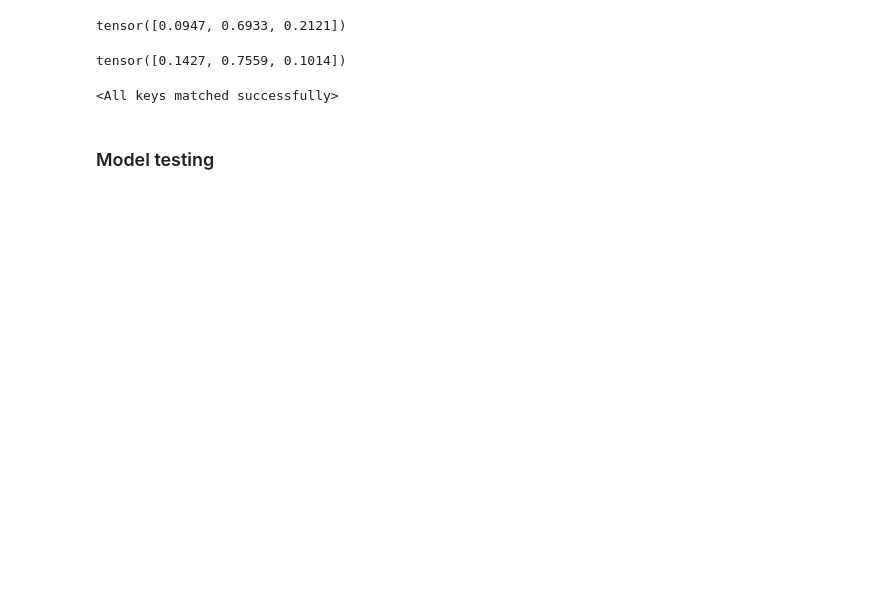
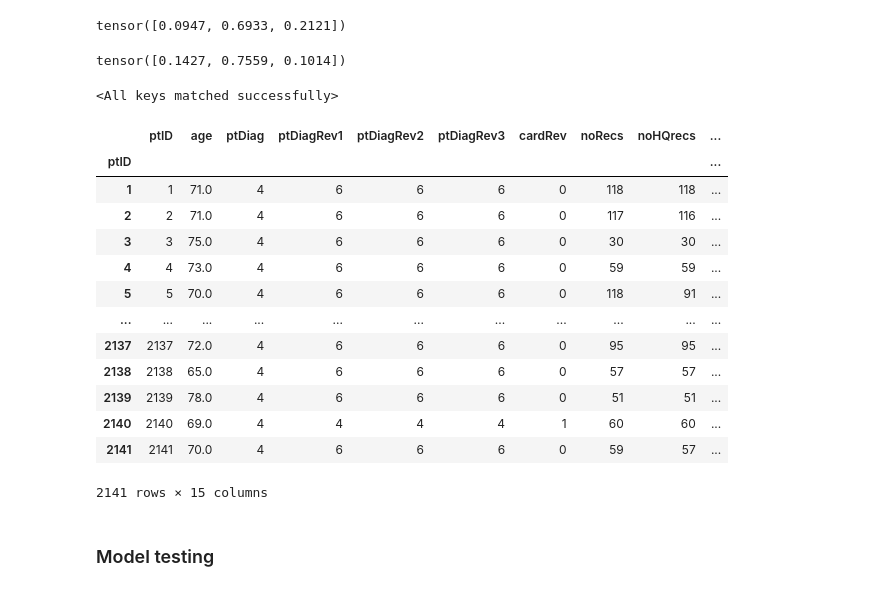
Before and after one commit to daniel347/ecg-signal-quality, a Jupyter notebook: Transformer.ipynb, the cells around one changed output. Cells and saved outputs as stored; diff of their text form; code cells hidden in the pictures; blank space fills up the shorter version.

```diff
--- a/Transformer.ipynb
+++ b/Transformer.ipynb
@@ -1482,0 +1465,17 @@ except Exception as e:
+# %%
+pt_data
+# %% [output]
+|  | ptID | age | ptDiag | ptDiagRev1 | ptDiagRev2 | ptDiagRev3 | cardRev | noRecs | noHQrecs | ... |
+| ptID |  |  |  |  |  |  |  |  |  | ... |
+| 1 | 1 | 71.0 | 4 | 6 | 6 | 6 | 0 | 118 | 118 | ... |
+| 2 | 2 | 71.0 | 4 | 6 | 6 | 6 | 0 | 117 | 116 | ... |
+| 3 | 3 | 75.0 | 4 | 6 | 6 | 6 | 0 | 30 | 30 | ... |
+| 4 | 4 | 73.0 | 4 | 6 | 6 | 6 | 0 | 59 | 59 | ... |
+| 5 | 5 | 70.0 | 4 | 6 | 6 | 6 | 0 | 118 | 91 | ... |
+| ... | ... | ... | ... | ... | ... | ... | ... | ... | ... | ... |
+| 2137 | 2137 | 72.0 | 4 | 6 | 6 | 6 | 0 | 95 | 95 | ... |
+| 2138 | 2138 | 65.0 | 4 | 6 | 6 | 6 | 0 | 57 | 57 | ... |
+| 2139 | 2139 | 78.0 | 4 | 6 | 6 | 6 | 0 | 51 | 51 | ... |
+| 2140 | 2140 | 69.0 | 4 | 4 | 4 | 4 | 1 | 60 | 60 | ... |
+| 2141 | 2141 | 70.0 | 4 | 6 | 6 | 6 | 0 | 59 | 57 | ... |
+2141 rows × 15 columns
```
Also changed, not shown: parts of 94 cells of this notebook, 2 other files.
